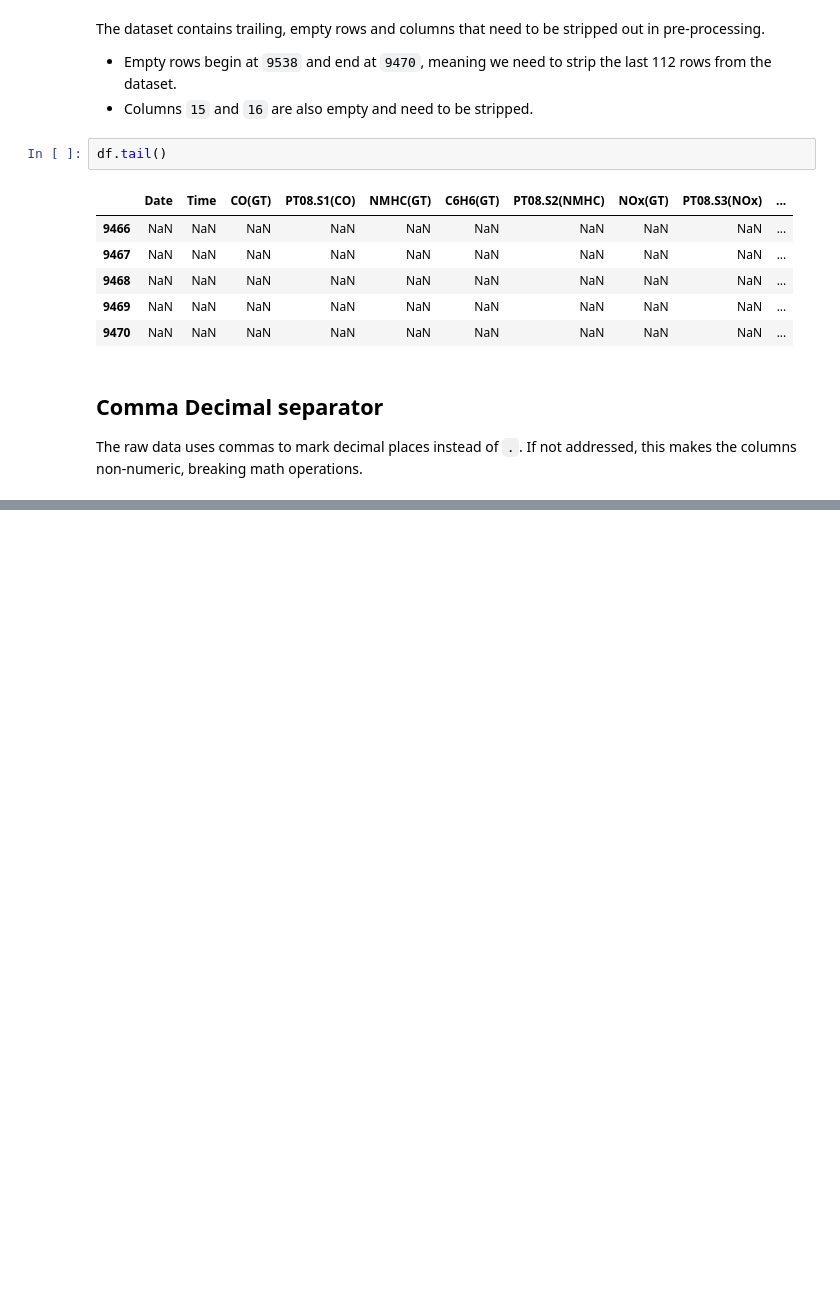
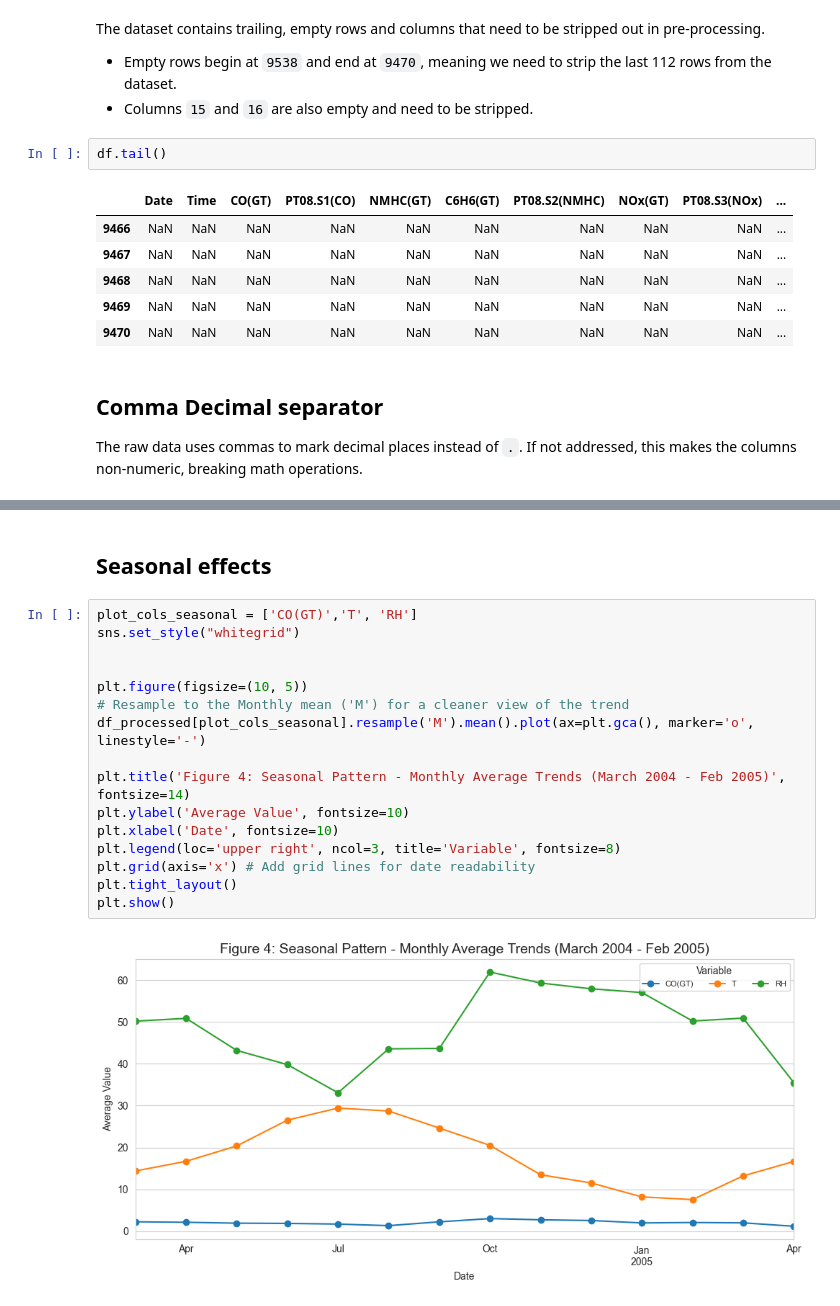
Before and after one commit to jerryjlzhou/9417_Group_Project, a Jupyter notebook: src/data/data_analysis.ipynb, the cells around one changed output, grey strips where cells are left out. Saved outputs shown, nothing was run; the diff lists cells and outputs as text; blank space fills up the shorter version.

```diff
--- a/src/data/data_analysis.ipynb
+++ b/src/data/data_analysis.ipynb
@@ -98,0 +173,20 @@ The raw data uses commas to mark decimal places instead of `.`. If not addressed
+# %% [markdown]
+## Seasonal effects
+# %%
+plot_cols_seasonal = ['CO(GT)','T', 'RH']
+sns.set_style("whitegrid")
+
+
+plt.figure(figsize=(10, 5))
+# Resample to the Monthly mean ('M') for a cleaner view of the trend
+df_processed[plot_cols_seasonal].resample('M').mean().plot(ax=plt.gca(), marker='o', linestyle='-')
+
+plt.title('Figure 4: Seasonal Pattern - Monthly Average Trends (March 2004 - Feb 2005)', fontsize=14)
+plt.ylabel('Average Value', fontsize=10)
+plt.xlabel('Date', fontsize=10)
+plt.legend(loc='upper right', ncol=3, title='Variable', fontsize=8)
+plt.grid(axis='x') # Add grid lines for date readability
+plt.tight_layout()
+plt.show()
+# %% [output]
+[figure, added]
```
Also changed, not shown: parts of 9 cells of this notebook, 3 other files.
